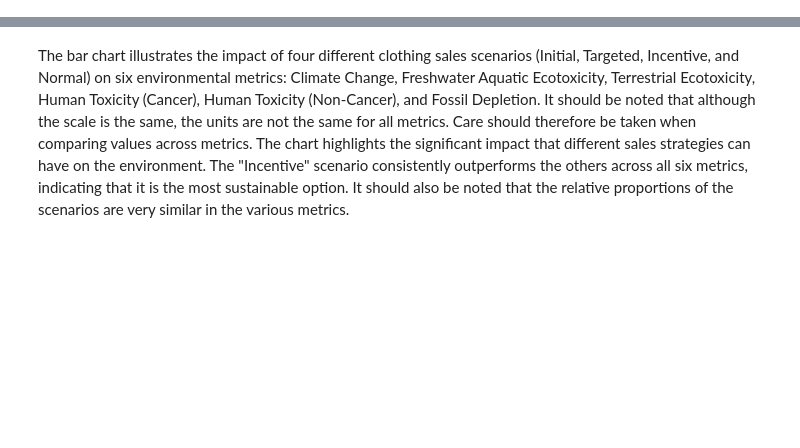
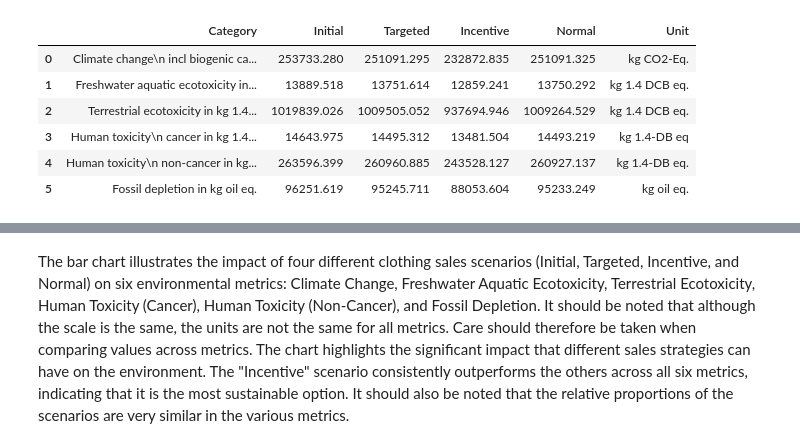
Before and after one commit to emilbreustedt/AWSI, a Jupyter notebook: Stoffemissionen/graphs.ipynb, the cells around one changed output, grey strips where cells are left out. Cells and saved outputs as stored; diff of their text form; code cells hidden in the pictures; blank space fills up the shorter version.

```diff
--- a/Stoffemissionen/graphs.ipynb
+++ b/Stoffemissionen/graphs.ipynb
@@ -63,33 +63,43 @@ totals = df.Category
 cat1 = pd.DataFrame(columns= ["Scenario"] + materials)
 cat1['Scenario'] = cases
 
 for i in range(2, 9, 2):
     total_sums = pd.concat([total_sums,
                             df.iloc[:, [index for index in range(i, len(df.columns)-1, 8)]].sum(axis=1)],
                            axis = 1)
     totals = pd.concat([totals,
                             df.iloc[:, [index for index in range(i, len(df.columns)-1, 8)]]],
                            axis = 1)
 
     # cat1.iloc[int(i/2-1), 1:] = totals.iloc[0,int(((i/2-1)*len(materials)+1)):int(((i/2-1)*len(materials))+len(materials)+1)]
 
     return_sums = pd.concat([return_sums,
                             df.iloc[:, [index for index in range(i+1, len(df.columns)-1, 8)]].sum(axis=1)],
                            axis = 1)
 
 total_sums.columns.values[1:] = cases
 return_sums.columns.values[1:] = cases
 
 materials_sum = df.Category
 
 # Get Summed up Materials
 for i in range(2, len(df.columns)-1, 8):
     materials_sum = pd.concat([materials_sum,
                df.iloc[:, [index for index in range(i, i+8, 2)]].sum(axis=1)], axis = 1)
 
 materials_sum.columns.values[1:] = materials
 
 materials_sum.iloc[:, 1:] = materials_sum.iloc[:, 1:].div(materials_sum.iloc[:, 1:].sum(axis=1), axis='index')*100
+
+total_sums.join(df.Unit).iloc[: :]#.to_csv("totals_sums.csv", index=False)
+# %% [output]
+|  | Category | Initial | Targeted | Incentive | Normal | Unit |
+| 0 | Climate change\n incl biogenic ca... | 253733.280 | 251091.295 | 232872.835 | 251091.325 | kg CO2-Eq. |
+| 1 | Freshwater aquatic ecotoxicity in... | 13889.518 | 13751.614 | 12859.241 | 13750.292 | kg 1.4 DCB eq. |
+| 2 | Terrestrial ecotoxicity in kg 1.4... | 1019839.026 | 1009505.052 | 937694.946 | 1009264.529 | kg 1.4 DCB eq. |
+| 3 | Human toxicity\n cancer in kg 1.4... | 14643.975 | 14495.312 | 13481.504 | 14493.219 | kg 1.4-DB eq |
+| 4 | Human toxicity\n non-cancer in kg... | 263596.399 | 260960.885 | 243528.127 | 260927.137 | kg 1.4-DB eq. |
+| 5 | Fossil depletion in kg oil eq. | 96251.619 | 95245.711 | 88053.604 | 95233.249 | kg oil eq. |
 # %%
 font = {'family' : 'sans-serif',
 'weight' : 'normal',
```
Also changed, not shown: parts of 5 cells of this notebook.
